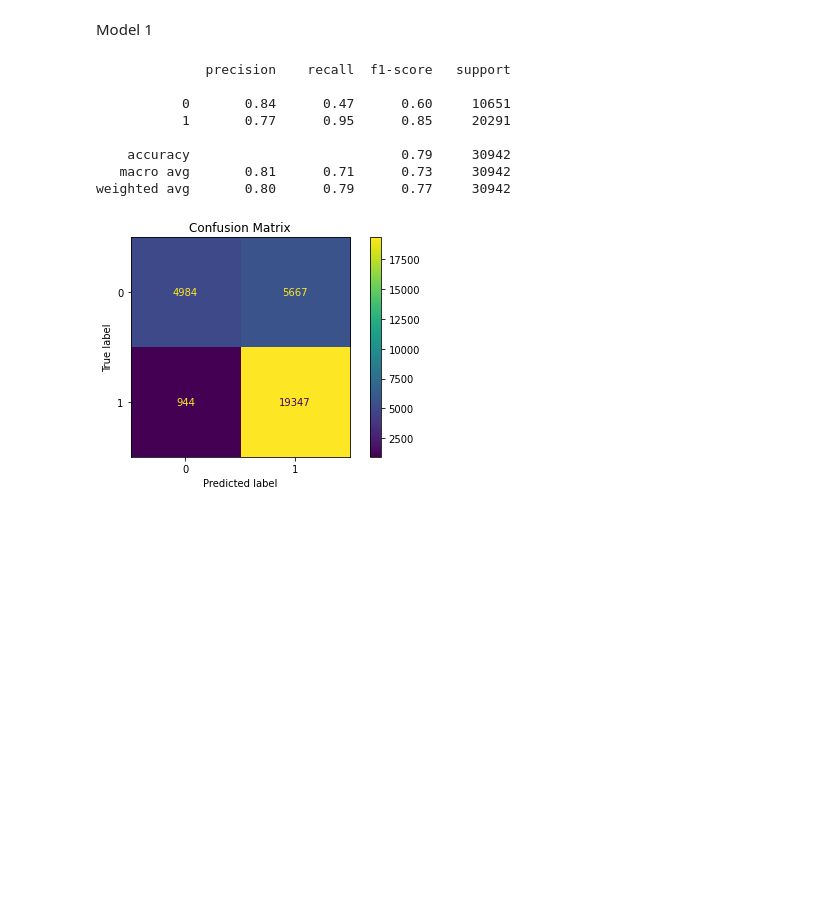
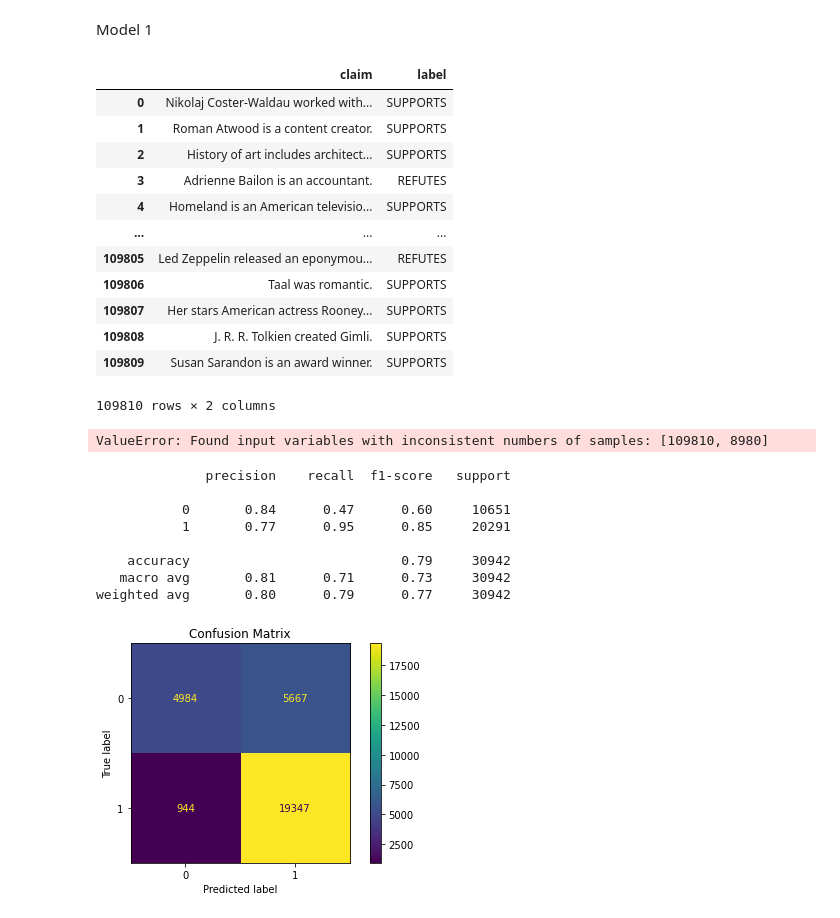
Before and after one commit to junyang99/IS424, a Jupyter notebook: Content & Source Based Classification/Ensemble.ipynb, the cells around one changed output. Cells and saved outputs as stored; diff of their text form; code cells hidden in the pictures; blank space fills up the shorter version.

Commit message:
update to llm fever and ensemble

```diff
--- a/Content & Source Based Classification/Ensemble.ipynb
+++ b/Content & Source Based Classification/Ensemble.ipynb
@@ -38,3 +7,78 @@ def classify_with_roberta(text):
+# %%
+import numpy as np
+import pandas as pd
+from sklearn.metrics import confusion_matrix, classification_report
+from scipy.special import softmax, expit
+import matplotlib.pyplot as plt
+import seaborn as sns
+
+# Load test data
+df = pd.read_excel('../data/filtered_fever_data.xlsx')
+# %%
+df
+# %% [output]
+|  | claim | label |
+| 0 | Nikolaj Coster-Waldau worked with... | SUPPORTS |
+| 1 | Roman Atwood is a content creator. | SUPPORTS |
+| 2 | History of art includes architect... | SUPPORTS |
+| 3 | Adrienne Bailon is an accountant. | REFUTES |
+| 4 | Homeland is an American televisio... | SUPPORTS |
+| ... | ... | ... |
+| 109805 | Led Zeppelin released an eponymou... | REFUTES |
+| 109806 | Taal was romantic. | SUPPORTS |
+| 109807 | Her stars American actress Rooney... | SUPPORTS |
+| 109808 | J. R. R. Tolkien created Gimli. | SUPPORTS |
+| 109809 | Susan Sarandon is an award winner. | SUPPORTS |
+109810 rows × 2 columns
+# %%
+import numpy as np
+import pandas as pd
+from sklearn.metrics import classification_report, confusion_matrix, roc_curve, auc
+import matplotlib.pyplot as plt
+import seaborn as sns
+from scipy.special import softmax
+
+# Load saved logits
+logits = np.load("roberta_logits.npy")
+
+# Load test labels from CSV
+df = pd.read_excel('../data/filtered_fever_data.xlsx')
+y_true = df["label"].values  # Change 'label' if your column name is different
+
+# Convert logits to predicted classes
+y_pred = np.argmax(logits, axis=-1)
+
+# ---- Classification Report ----
+print(classification_report(y_true, y_pred, digits=5))
+
+# ---- Confusion Matrix ----
+cm = confusion_matrix(y_true, y_pred)
+plt.figure(figsize=(6, 5))
+sns.heatmap(cm, annot=True, fmt="d", cmap="Blues", xticklabels=["True", "Fake"], yticklabels=["True", "Fake"])
+plt.xlabel("Predicted Label")
+plt.ylabel("True Label")
+plt.title("Confusion Matrix")
+plt.show()
+
+# ---- ROC Curve and AUC ----
+probs = softmax(logits, axis=1)
+y_scores = probs[:, 0]  # Assuming class 0 is "True News"
+
+fpr, tpr, _ = roc_curve(y_true, y_scores, pos_label=0)
+roc_auc = auc(fpr, tpr)
+
+plt.figure(figsize=(8, 6))
+plt.plot(fpr, tpr, label=f"AUC = {roc_auc:.2f}")
+plt.plot([0, 1], [0, 1], linestyle='--', color='gray')
+plt.xlabel("False Positive Rate")
+plt.ylabel("True Positive Rate")
+plt.title("ROC Curve")
+plt.legend(loc="lower right")
+plt.grid(True)
+plt.tight_layout()
+plt.show()
+# %% [output]
+ValueError: Found input variables with inconsistent numbers of samples: [109810, 8980]
 # %%
 # %% [output]
               precision    recall  f1-score   support
```
Also changed, not shown: parts of 3 cells of this notebook, 1 other file.
